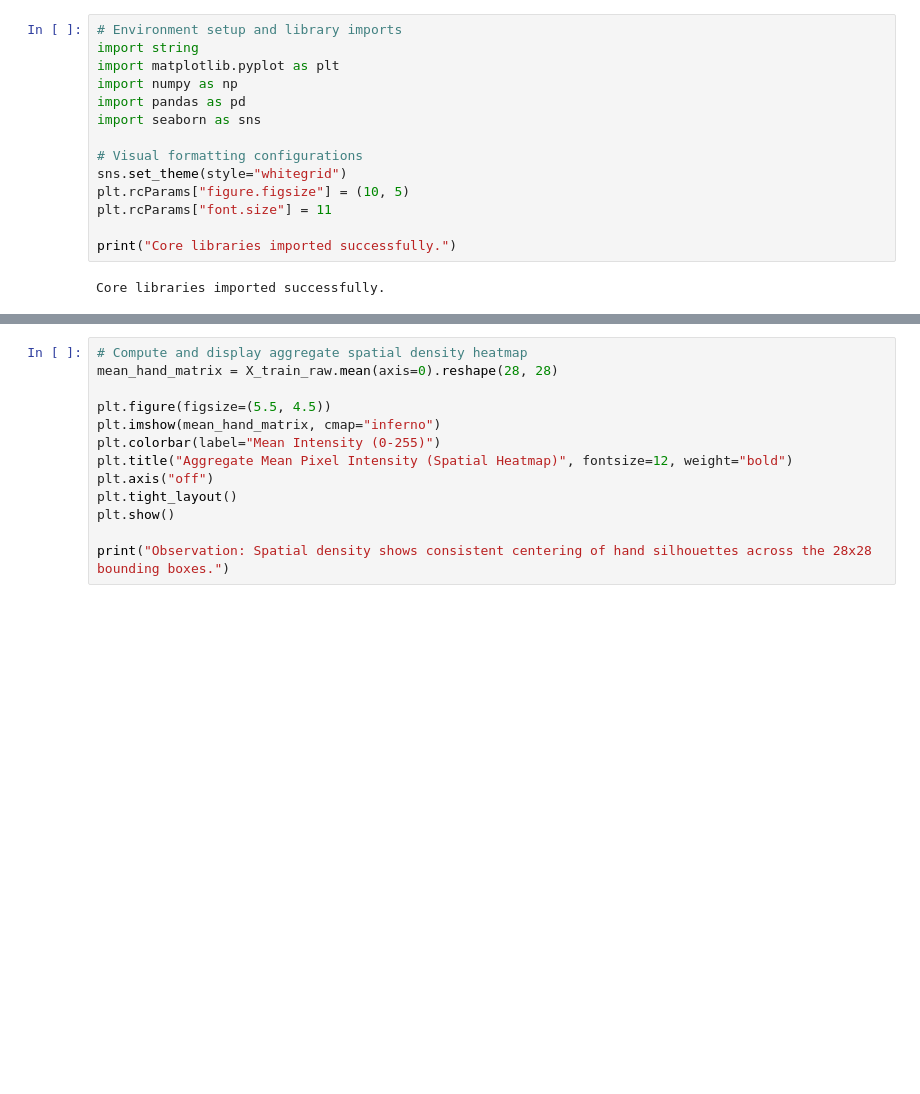
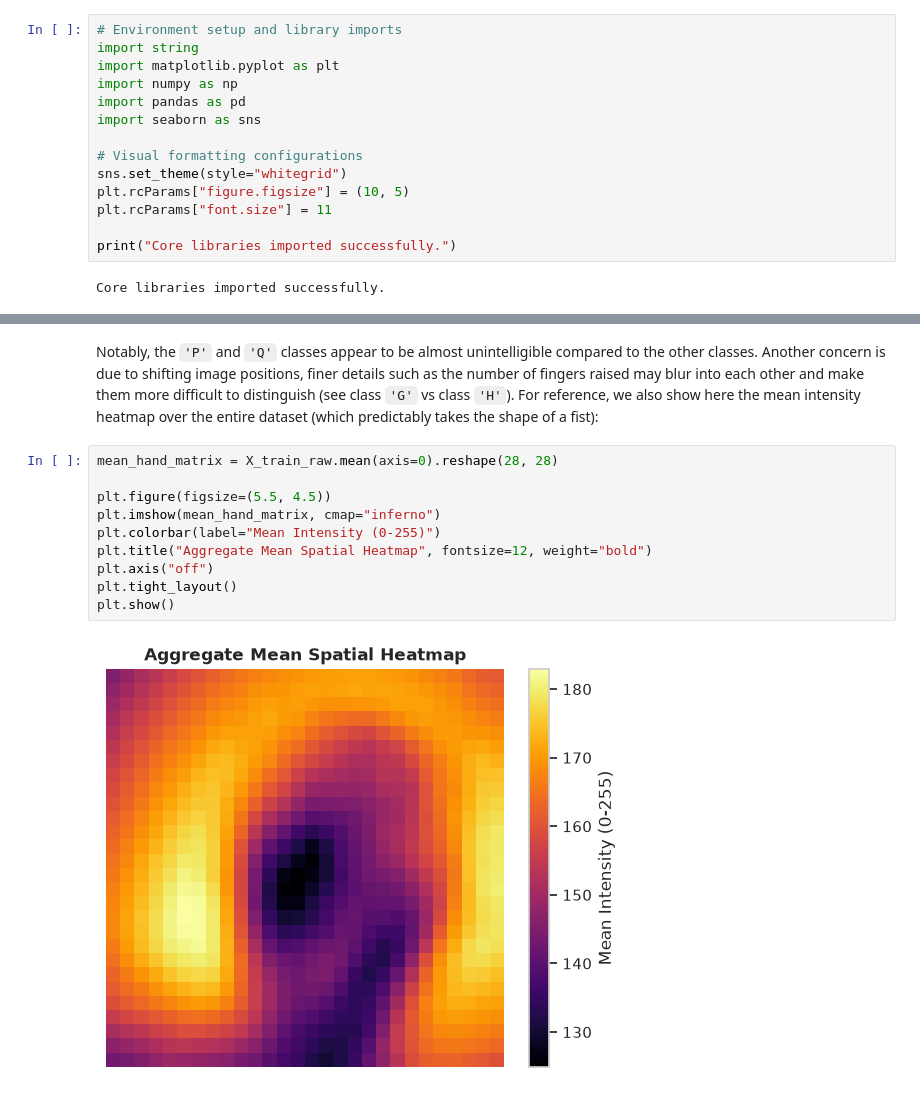
Before and after one commit to lowestofthe1ow/data103-final-project, a Jupyter notebook: phase1_proposal.ipynb, the cells around one changed output, grey strips where cells are left out. Drawn from its saved outputs; the diff is of its cells as text; blank space fills up the shorter version.

```diff
--- a/phase1_proposal.ipynb
+++ b/phase1_proposal.ipynb
@@ -127,13 +176,14 @@ plt.show()
+# %% [markdown]
+Notably, the `'P'` and `'Q'` classes appear to be almost unintelligible compared to the other classes. Another concern is due to shifting image positions, finer details such as the number of fingers raised may blur into each other and make them more difficult to distinguish (see class `'G'` vs class `'H'`). For reference, we also show here the mean intensity heatmap over the entire dataset (which predictably takes the shape of a fist):
 # %%
-# Compute and display aggregate spatial density heatmap
 mean_hand_matrix = X_train_raw.mean(axis=0).reshape(28, 28)
 
 plt.figure(figsize=(5.5, 4.5))
 plt.imshow(mean_hand_matrix, cmap="inferno")
 plt.colorbar(label="Mean Intensity (0-255)")
-plt.title("Aggregate Mean Pixel Intensity (Spatial Heatmap)", fontsize=12, weight="bold")
+plt.title("Aggregate Mean Spatial Heatmap", fontsize=12, weight="bold")
 plt.axis("off")
 plt.tight_layout()
 plt.show()
-
-print("Observation: Spatial density shows consistent centering of hand silhouettes across the 28x28 bounding boxes.")
+# %% [output]
+[figure, added]
```
Also changed, not shown: parts of 15 cells of this notebook.
